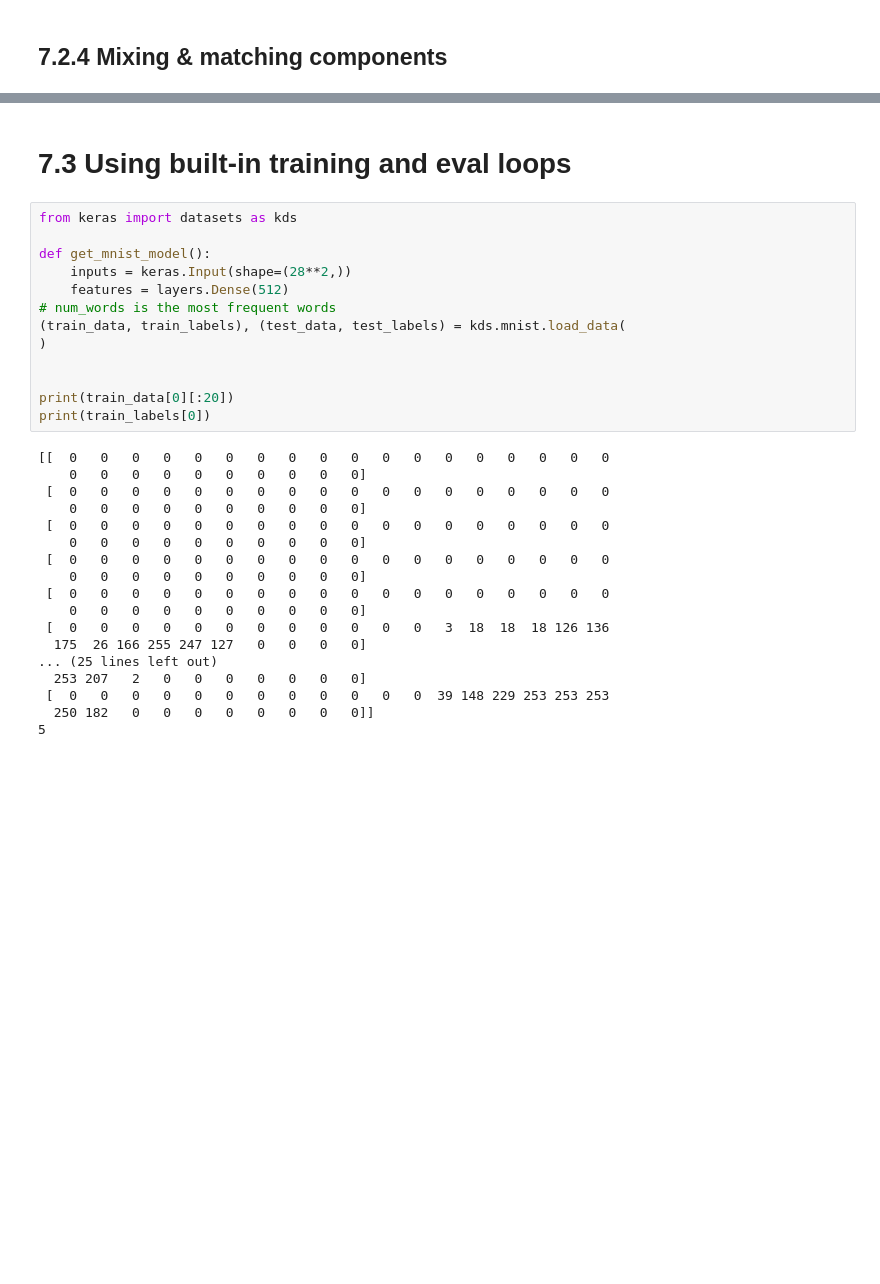
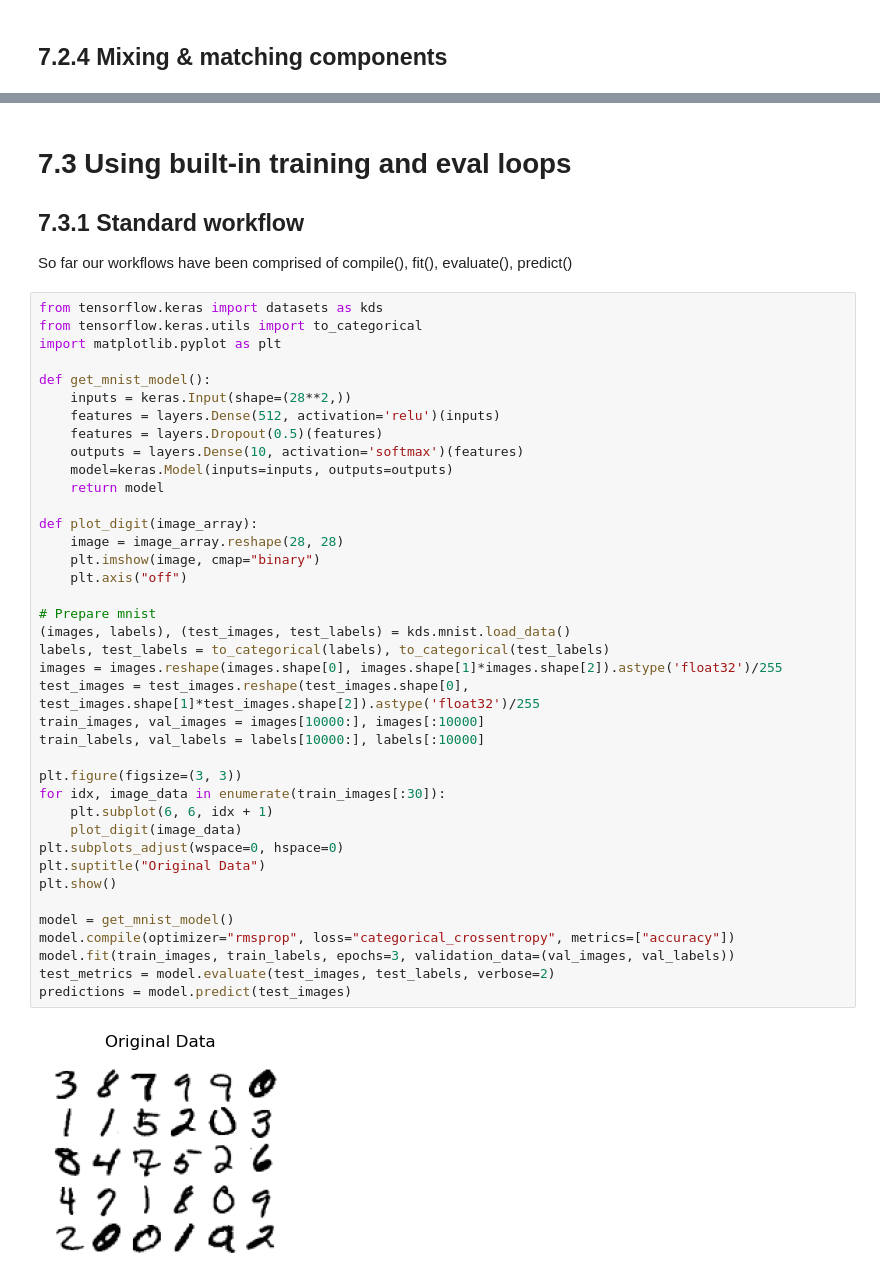
Before and after one commit to gari715135/deep-learning-intro-course, a Jupyter notebook: 7 Working with Keras - A deep dive/ch7_notes.ipynb, the cells around one changed output, grey strips where cells are left out. Drawn from its saved outputs; the diff is of its cells as text; blank space fills up the shorter version.

Commit message:
complete ch 7 up to custom training loops - I will come back and learn this as needed. Need to find problem set to review this chapter.

```diff
--- a/7 Working with Keras - A deep dive/ch7_notes.ipynb
+++ b/7 Working with Keras - A deep dive/ch7_notes.ipynb
@@ -460,34 +477,46 @@ Model: "my_model"
  Non-trainable params: 0 (0.00 B)
 # %% [markdown]
 # 7.3 Using built-in training and eval loops
+## 7.3.1 Standard workflow
+So far our workflows have been comprised of compile(), fit(), evaluate(), predict()
-# %%
-from keras import datasets as kds
-
-def get_mnist_model():
-    inputs = keras.Input(shape=(28**2,))
-    features = layers.Dense(512)
-# num_words is the most frequent words
-(train_data, train_labels), (test_data, test_labels) = kds.mnist.load_data(
-)
-
-
-print(train_data[0][:20])
-print(train_labels[0])
-# %% [output]
-[[  0   0   0   0   0   0   0   0   0   0   0   0   0   0   0   0   0   0
-    0   0   0   0   0   0   0   0   0   0]
- [  0   0   0   0   0   0   0   0   0   0   0   0   0   0   0   0   0   0
-    0   0   0   0   0   0   0   0   0   0]
- [  0   0   0   0   0   0   0   0   0   0   0   0   0   0   0   0   0   0
-    0   0   0   0   0   0   0   0   0   0]
- [  0   0   0   0   0   0   0   0   0   0   0   0   0   0   0   0   0   0
-    0   0   0   0   0   0   0   0   0   0]
- [  0   0   0   0   0   0   0   0   0   0   0   0   0   0   0   0   0   0
-    0   0   0   0   0   0   0   0   0   0]
- [  0   0   0   0   0   0   0   0   0   0   0   0   3  18  18  18 126 136
-  175  26 166 255 247 127   0   0   0   0]
-... (25 lines left out)
-  253 207   2   0   0   0   0   0   0   0]
- [  0   0   0   0   0   0   0   0   0   0   0   0  39 148 229 253 253 253
-  250 182   0   0   0   0   0   0   0   0]]
-5
+# %%
+from tensorflow.keras import datasets as kds
+from tensorflow.keras.utils import to_categorical
+import matplotlib.pyplot as plt
+
+def get_mnist_model():
+    inputs = keras.Input(shape=(28**2,))
+    features = layers.Dense(512, activation='relu')(inputs)
+    features = layers.Dropout(0.5)(features)
+    outputs = layers.Dense(10, activation='softmax')(features)
+    model=keras.Model(inputs=inputs, outputs=outputs)
+    return model
+
+def plot_digit(image_array):
+    image = image_array.reshape(28, 28)
+    plt.imshow(image, cmap="binary")
+    plt.axis("off")
+
+# Prepare mnist
+(images, labels), (test_images, test_labels) = kds.mnist.load_data()
+labels, test_labels = to_categorical(labels), to_categorical(test_labels)
+images = images.reshape(images.shape[0], images.shape[1]*images.shape[2]).astype('float32')/255
+test_images = test_images.reshape(test_images.shape[0], test_images.shape[1]*test_images.shape[2]).astype('float32')/255
+train_images, val_images = images[10000:], images[:10000]
+train_labels, val_labels = labels[10000:], labels[:10000]
+
+plt.figure(figsize=(3, 3))
+for idx, image_data in enumerate(train_images[:30]):
+    plt.subplot(6, 6, idx + 1)
+    plot_digit(image_data)
+plt.subplots_adjust(wspace=0, hspace=0)
+plt.suptitle("Original Data")
+plt.show()
+
+model = get_mnist_model()
+model.compile(optimizer="rmsprop", loss="categorical_crossentropy", metrics=["accuracy"])
+model.fit(train_images, train_labels, epochs=3, validation_data=(val_images, val_labels))
+test_metrics = model.evaluate(test_images, test_labels, verbose=2)
+predictions = model.predict(test_images)
+# %% [output]
+[figure, added]
```
Also changed, not shown: parts of 16 cells of this notebook, 15 other files.
